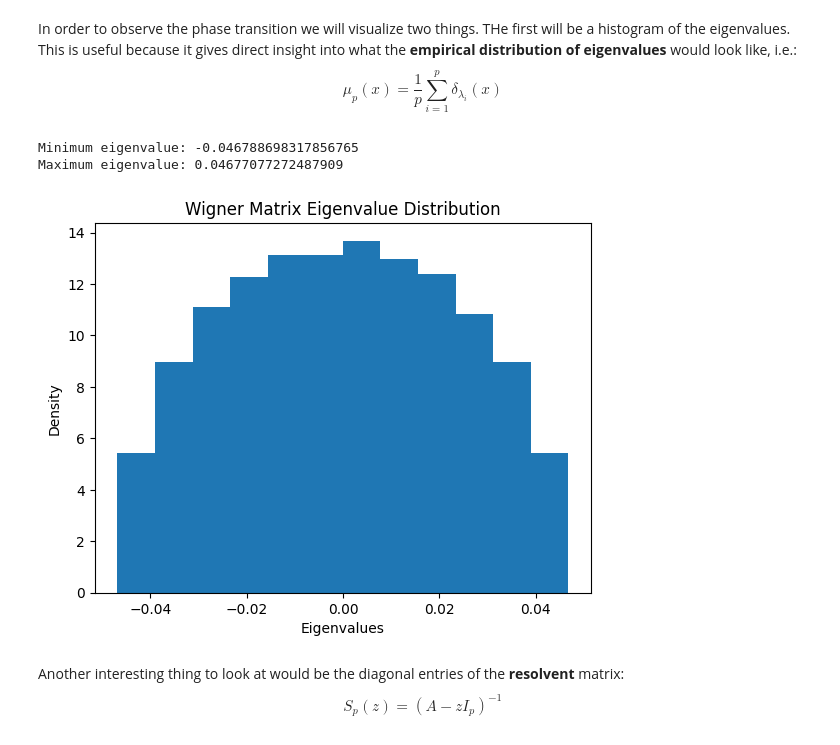
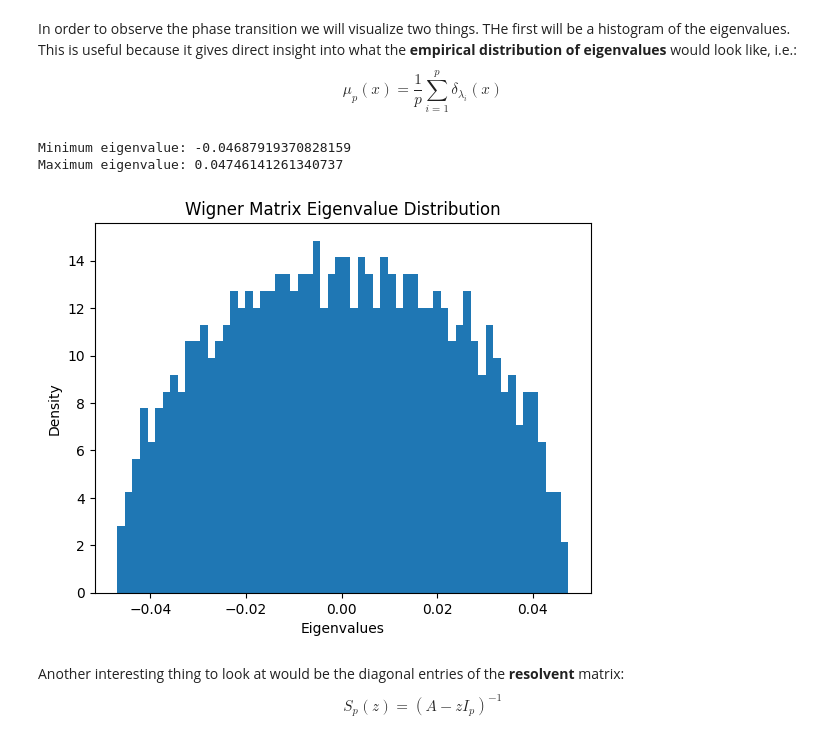
Before and after one commit to hmellow/eigenvalue_exact_asymptotics, a Jupyter notebook: main.ipynb, the cells around one changed output. Drawn from its saved outputs; the diff is of its cells as text; code cells hidden in the pictures.

```diff
--- a/main.ipynb
+++ b/main.ipynb
@@ -34,28 +34,28 @@ $$
 # %%
 def plot_eigenvalue_histogram(A):
     eigenvalues = np.linalg.eigvals(A)
     print(f"Minimum eigenvalue: {np.min(eigenvalues)}\n"
           f"Maximum eigenvalue: {np.max(eigenvalues)}")
     p = A.shape[0]
 
     plt.figure()
-    plt.hist(eigenvalues, bins="auto", density=True)
+    plt.hist(eigenvalues, bins=60, density=True)
     plt.xlabel("Eigenvalues")
     plt.ylabel("Density")
     plt.title("Wigner Matrix Eigenvalue Distribution")
 
     # Plot the theoretical semicircle
     # x = np.linspace(-2, 2, 500)
     # y = 0.5 * np.sqrt(4*p - x**2)
     # plt.plot(x, y)
     # plt.show()
 
 M = generate_wigner_matrix(p=900, gamma=1)
 plot_eigenvalue_histogram(M)
 # %% [output]
-Minimum eigenvalue: -0.046788698317856765
-Maximum eigenvalue: 0.04677077272487909
+Minimum eigenvalue: -0.04687919370828159
+Maximum eigenvalue: 0.04746141261340737
-[figure, old version]
+[figure, new version]
 # %% [markdown]
 Another interesting thing to look at would be the diagonal entries of the **resolvent** matrix:
 $$
```
Also changed, not shown: parts of 1 cell of this notebook.
